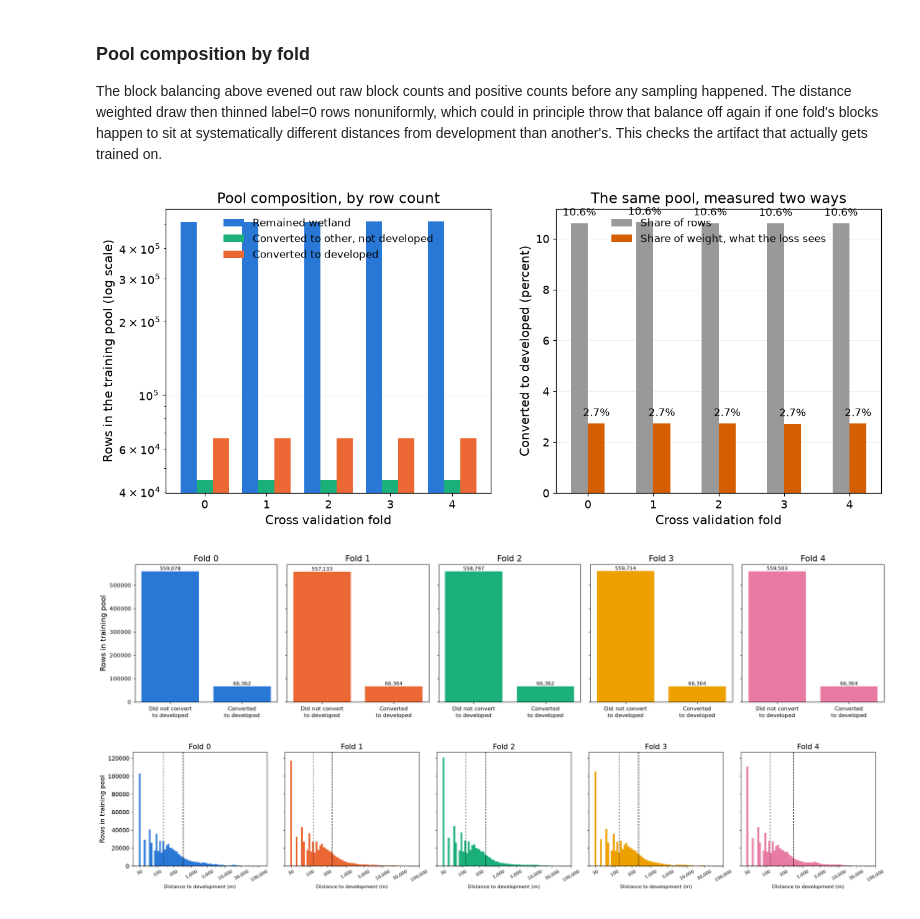
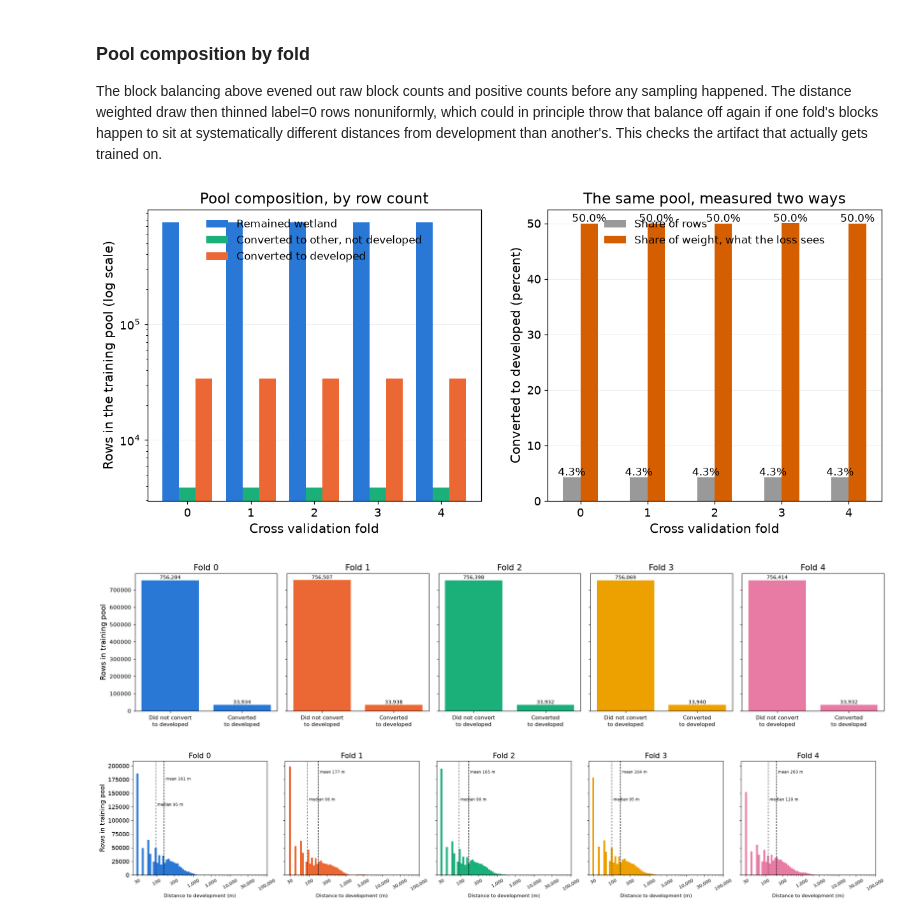
Before and after one commit to joshstallings/wetland_conversion, a Jupyter notebook: eda_dataset.ipynb, the cells around one changed output. Saved outputs shown, nothing was run; the diff lists cells and outputs as text; code cells hidden in the pictures.

```diff
--- a/eda_dataset.ipynb
+++ b/eda_dataset.ipynb
@@ -567,7 +567,7 @@ weighted training pool `scripts/dataset/build_train_pool.py` writes to
 dataset was just built (or already exists) to inspect it. Nothing here
 writes anything: this is a read only look at what a dataset build produced.
 # %%
-DATASET_NAME = "baseline-v1"
+DATASET_NAME = "cluster0-v1"
 
 con_pool, block_folds = model_common.connect_samples(DATASET_NAME)
 train_pool = model_common.load_train_pool(DATASET_NAME)
@@ -762,7 +770,7 @@ with plt.rc_context(model_common.SLIDE_RC):
     axes[1].set_axisbelow(True)
     plt.show()
 # %% [output]
-[figure, old version]
+[figure, new version]
 # %%
 fold_label_counts = train_pool.groupby(["fold", model_common.TARGET_COL]).size().rename("n").reset_index()
 categories = ["Did not convert\nto developed", "Converted\nto developed"]
@@ -782,35 +790,38 @@ with plt.rc_context(model_common.SLIDE_RC):
     fig.tight_layout()
     plt.show()
 # %% [output]
-[figure, old version]
+[figure, new version]
 # %%
 bin_idx = np.floor(np.log10(train_pool[model_common.DIST_COL]) / LOG_BIN_WIDTH)
 fold_dist_hist = (
     pd.DataFrame({"fold": train_pool["fold"], "bin_idx": bin_idx})
     .groupby(["fold", "bin_idx"]).size().rename("n").reset_index()
 )
 fold_dist_hist["left_m"] = 10 ** (fold_dist_hist["bin_idx"] * LOG_BIN_WIDTH)
 fold_dist_hist["right_m"] = 10 ** ((fold_dist_hist["bin_idx"] + 1) * LOG_BIN_WIDTH)
 
 with plt.rc_context(model_common.SLIDE_RC):
     fig, axes = plt.subplots(1, model_common.K_FOLDS, figsize=(4.5 * model_common.K_FOLDS, 4.5), sharey=True)
     for fold_id, ax in enumerate(axes):
         grp = fold_dist_hist[fold_dist_hist["fold"] == fold_id].sort_values("left_m")
         dist_vals = train_pool.loc[train_pool["fold"] == fold_id, model_common.DIST_COL]
         mean_d, median_d = dist_vals.mean(), dist_vals.median()
 
         ax.bar(grp["left_m"], grp["n"], width=grp["right_m"] - grp["left_m"],
                align="edge", color=model_common.FOLD_COLORS[fold_id], edgecolor="none")
         ax.set_xscale("log")
         ax.set_xticks(DIST_TICKS)
         ax.xaxis.set_major_formatter(mticker.FuncFormatter(lambda v, _: f"{v:,.0f}"))
         ax.set_xlabel("Distance to development (m)", fontsize=10)
         ax.set_title(f"Fold {fold_id}")
         ax.axvline(mean_d, color="black", linestyle="--", linewidth=1.1)
         ax.axvline(median_d, color="black", linestyle=":", linewidth=1.1)
+        ymax = ax.get_ylim()[1]
+        ax.text(mean_d * 1.1, ymax * 0.92, f"mean {mean_d:,.0f} m", va="top", fontsize=8)
+        ax.text(median_d * 1.1, ymax * 0.68, f"median {median_d:,.0f} m", va="top", fontsize=8)
         ax.tick_params(labelsize=9, axis="x", rotation=30)
     axes[0].set_ylabel("Rows in training pool")
     fig.tight_layout()
     plt.show()
 # %% [output]
-[figure, old version]
+[figure, new version]
```
Also changed, not shown: parts of 6 cells of this notebook, 12 other files.
